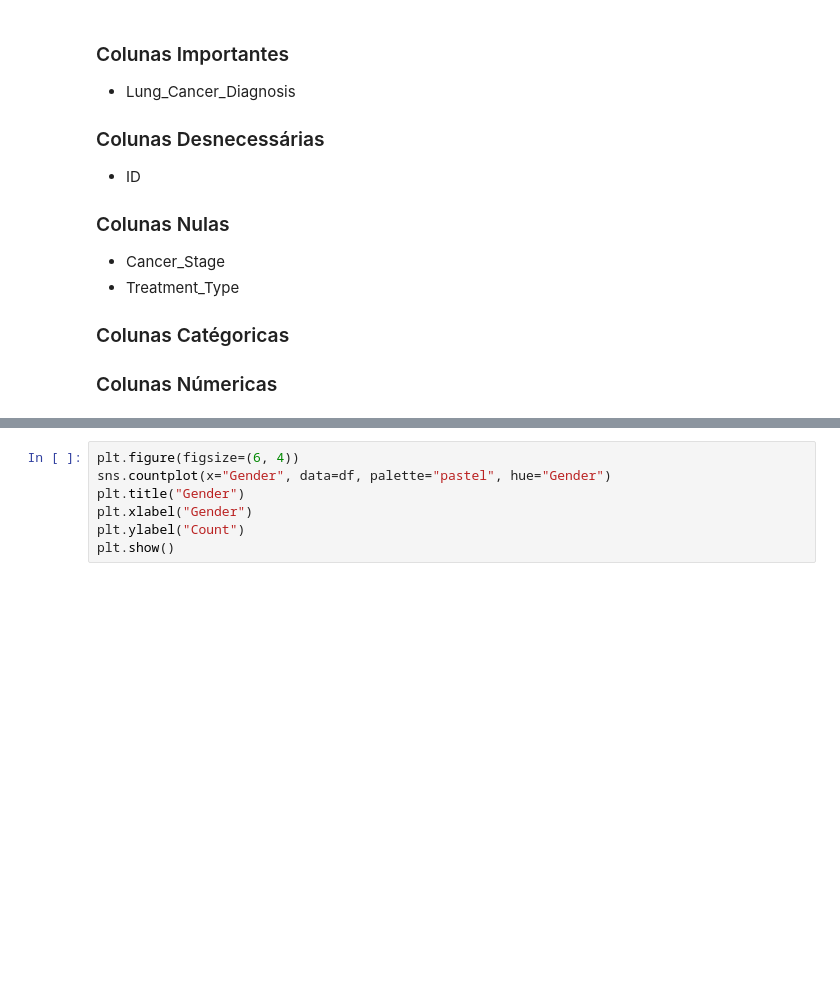
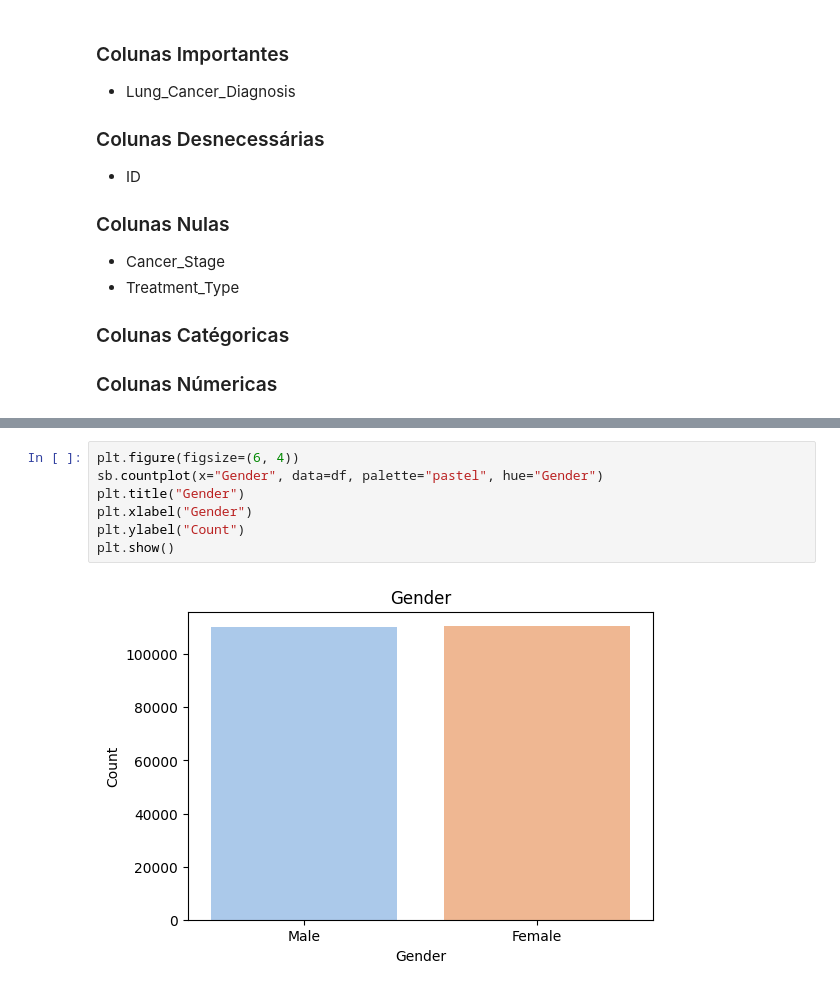
Before and after one commit to ademspr/fiap-ai-tech-challenge-01, a Jupyter notebook: notebooks/tech-challenger-01-analisys.ipynb, the cells around one changed output, grey strips where cells are left out. Saved outputs shown, nothing was run; the diff lists cells and outputs as text; blank space fills up the shorter version.

```diff
--- a/notebooks/tech-challenger-01-analisys.ipynb
+++ b/notebooks/tech-challenger-01-analisys.ipynb
@@ -60,9 +119,11 @@ plt.show()
 # %%
 plt.figure(figsize=(6, 4))
-sns.countplot(x="Gender", data=df, palette="pastel", hue="Gender")
+sb.countplot(x="Gender", data=df, palette="pastel", hue="Gender")
 plt.title("Gender")
 plt.xlabel("Gender")
 plt.ylabel("Count")
 plt.show()
+# %% [output]
+[figure, added]
 # %%
 # Pessoas fumantes
```
Also changed, not shown: parts of 12 cells of this notebook.
